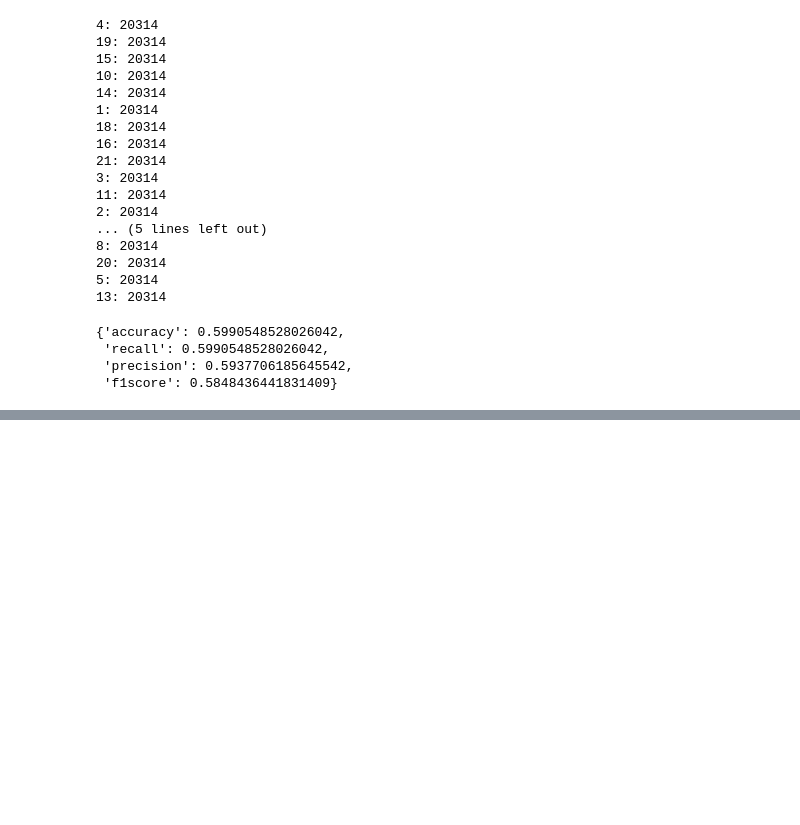
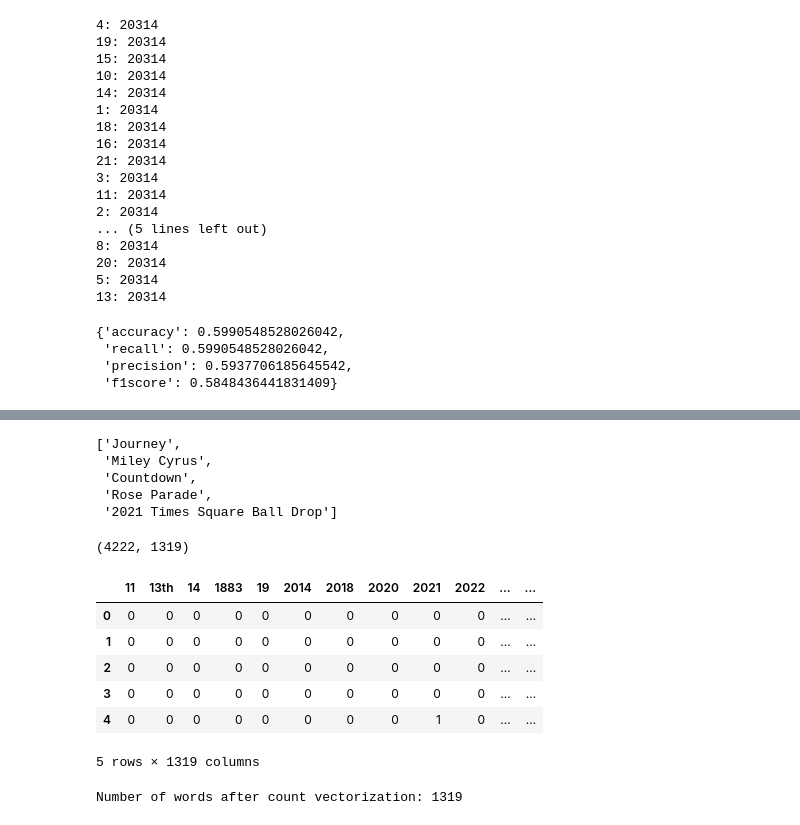
Before and after one commit to mariosakritas/NLP-methods-for-news-articles, a Jupyter notebook: notebooks/MA_ML_dirty_21.ipynb, the cells around one changed output, grey strips where cells are left out. Drawn from its saved outputs; the diff is of its cells as text; code cells hidden in the pictures; blank space fills up the shorter version.

```diff
--- a/notebooks/MA_ML_dirty_21.ipynb
+++ b/notebooks/MA_ML_dirty_21.ipynb
@@ -268,0 +286,7 @@ best_params_balanced = grid_search_balanced.best_params_
+# %%
+google_dir = '/home/marios/S2DS/Spring23_DW/data/interim/2022-daily-trending-searches.json'
+# %%
+df_google = pd.read_json(google_dir, orient ='split', compression = 'infer')
+# %%
+df_google = df_google[['value', 'topic_title', 'topic_type', 'date']]
+df_google
@@ -268,0 +307,35 @@ best_params_balanced = grid_search_balanced.best_params_
+# %%
+corpus2 = df_google['topic_title'].tolist()
+corpus2[:5]
+# %% [output]
+['Journey',
+ 'Miley Cyrus',
+ 'Countdown',
+ 'Rose Parade',
+ '2021 Times Square Ball Drop']
+# %%
+# Count vectorization of text
+# Creating the vectorizer
+vectorizer = CountVectorizer(stop_words='english')
+# Converting the text to numeric data
+X = vectorizer.fit_transform(corpus2)
+# Preparing Data frame For machine learning
+# Priority column acts as a target variable and other columns as predictors
+CountVectorizedData=pd.DataFrame(X.toarray(), columns=vectorizer.get_feature_names())
+
+print(CountVectorizedData.shape)
+CountVectorizedData.head()
+# %% [output]
+(4222, 1319)
+|  | 11 | 13th | 14 | 1883 | 19 | 2014 | 2018 | 2020 | 2021 | 2022 | ... | ... |
+| 0 | 0 | 0 | 0 | 0 | 0 | 0 | 0 | 0 | 0 | 0 | ... | ... |
+| 1 | 0 | 0 | 0 | 0 | 0 | 0 | 0 | 0 | 0 | 0 | ... | ... |
+| 2 | 0 | 0 | 0 | 0 | 0 | 0 | 0 | 0 | 0 | 0 | ... | ... |
+| 3 | 0 | 0 | 0 | 0 | 0 | 0 | 0 | 0 | 0 | 0 | ... | ... |
+| 4 | 0 | 0 | 0 | 0 | 0 | 0 | 0 | 0 | 1 | 0 | ... | ... |
+5 rows × 1319 columns
+# %%
+WordsVocab=CountVectorizedData.columns
+print(f'Number of words after count vectorization: {len(WordsVocab)}')
+# %% [output]
+Number of words after count vectorization: 1319
```
Also changed, not shown: parts of 16 cells of this notebook, 1 other file.
